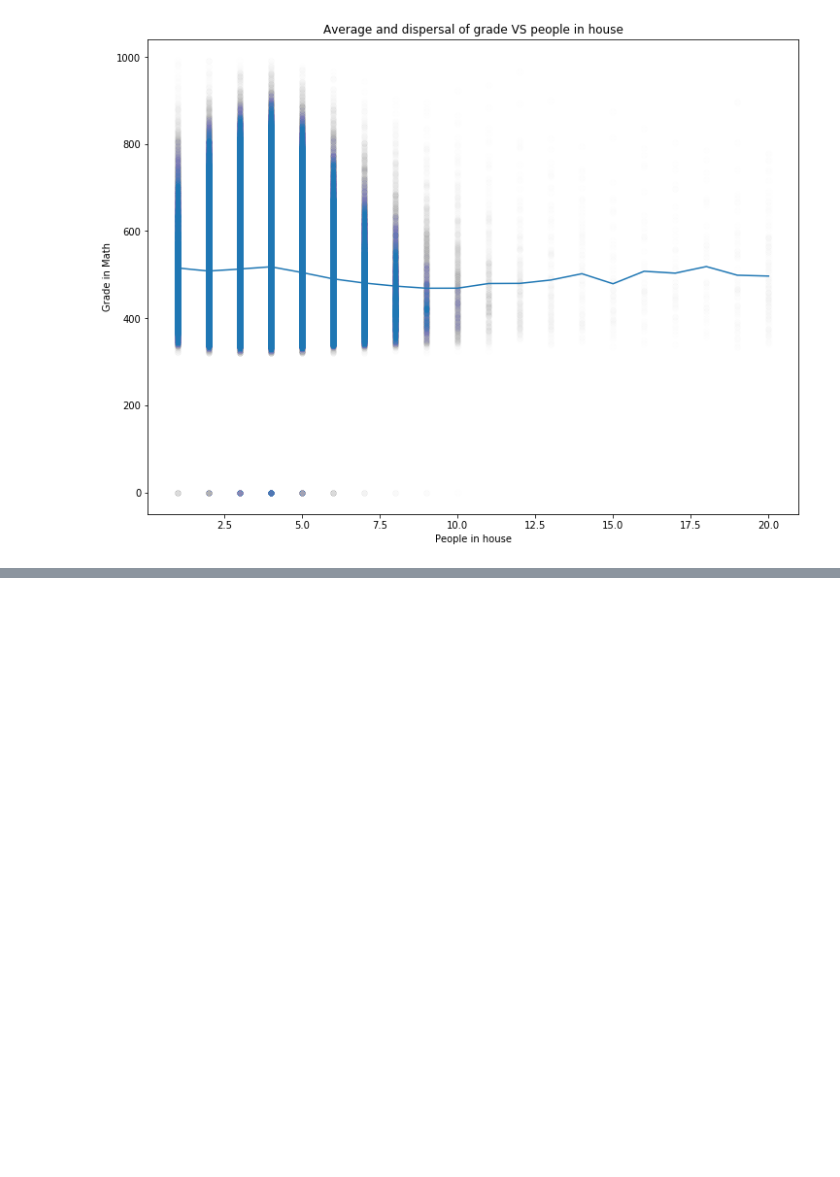
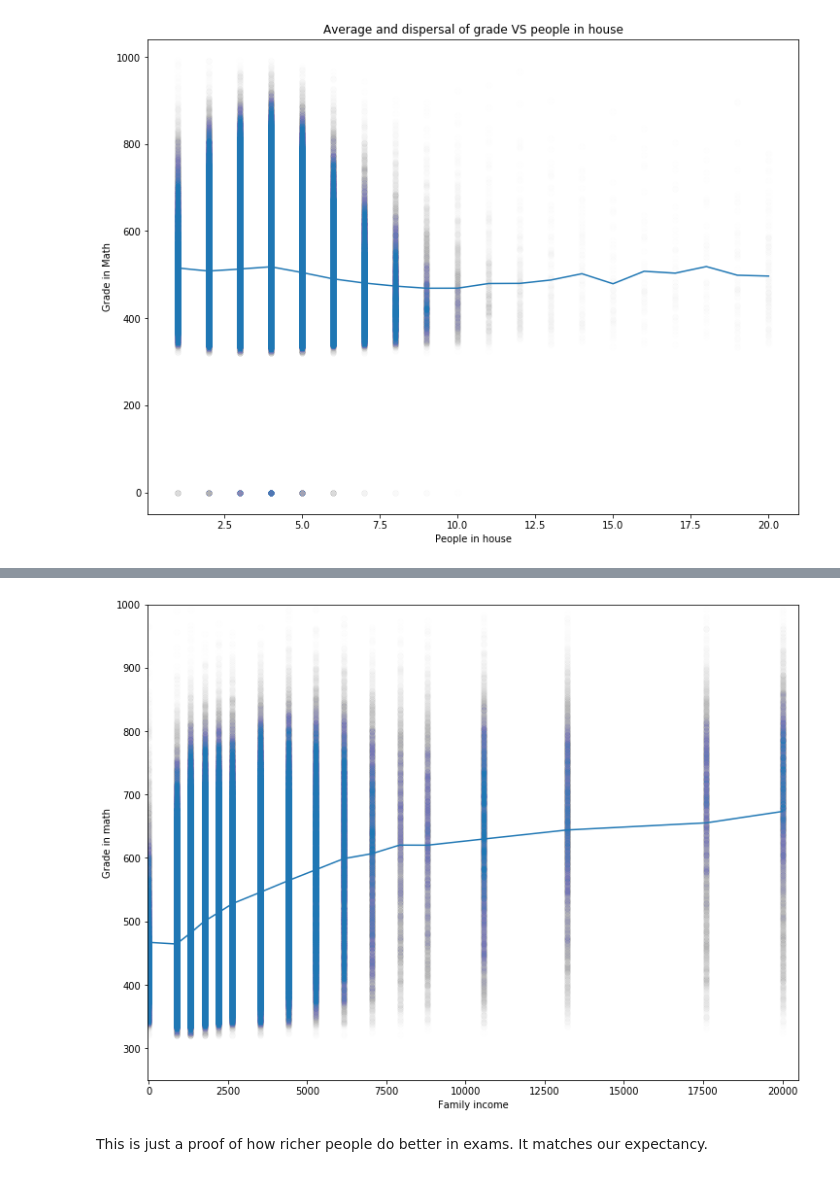
Before and after one commit to mpopst/Projeto-FDS, a Jupyter notebook: Explorating visualization ENEM.ipynb, the cells around one changed output, grey strips where cells are left out. Drawn from its saved outputs; the diff is of its cells as text; code cells hidden in the pictures; blank space fills up the shorter version.

```diff
--- a/Explorating visualization ENEM.ipynb
+++ b/Explorating visualization ENEM.ipynb
@@ -139,0 +202,12 @@ plt.show()
+# %%
+plt.rcParams["figure.figsize"] = [12, 9]
+plt.xlabel("Family income")
+plt.ylabel("Grade in math")
+plt.scatter(G, D, alpha=0.002)
+plt.plot([0,880, 1320, 1760, 2200, 2640, 3520, 4400, 5280, 6160, 7040, 7920, 8800, 10560, 13200, 17600, 20000], F)
+plt.axis([-25, 20500, 250, 1000])
+plt.show()
+# %% [output]
+[figure, added]
+# %% [markdown]
+This is just a proof of how richer people do better in exams. It matches our expectancy.
```
Also changed, not shown: parts of 25 cells of this notebook.
